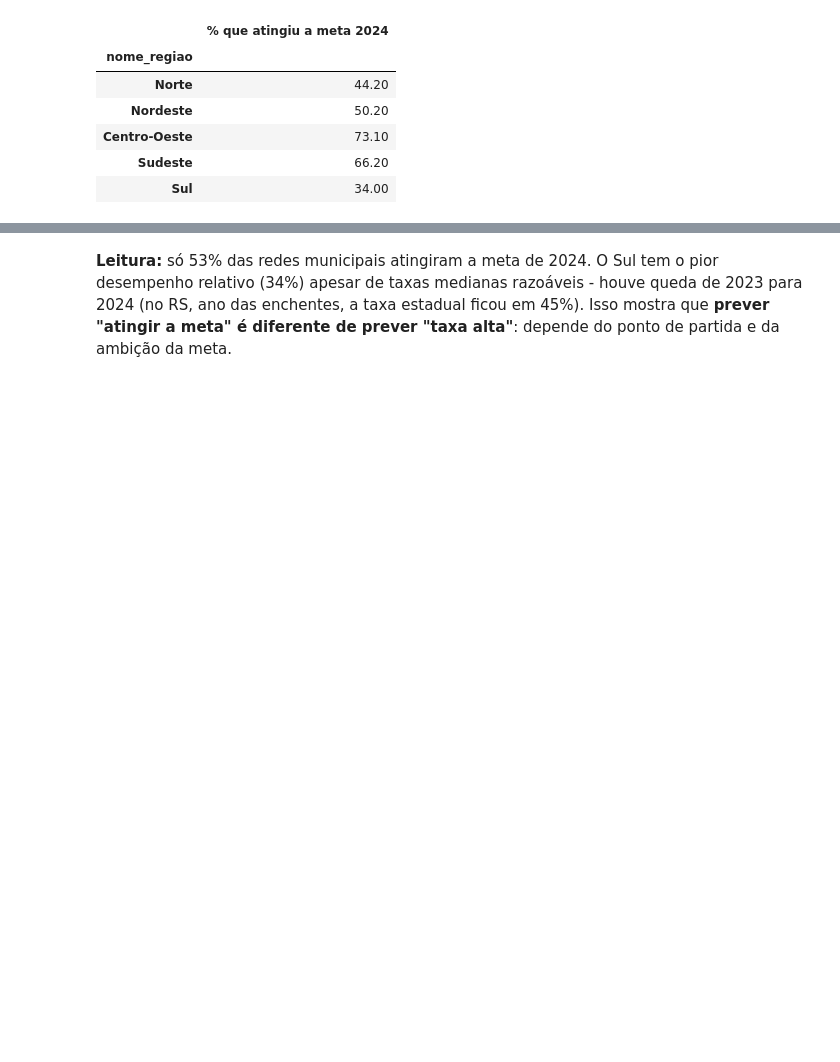
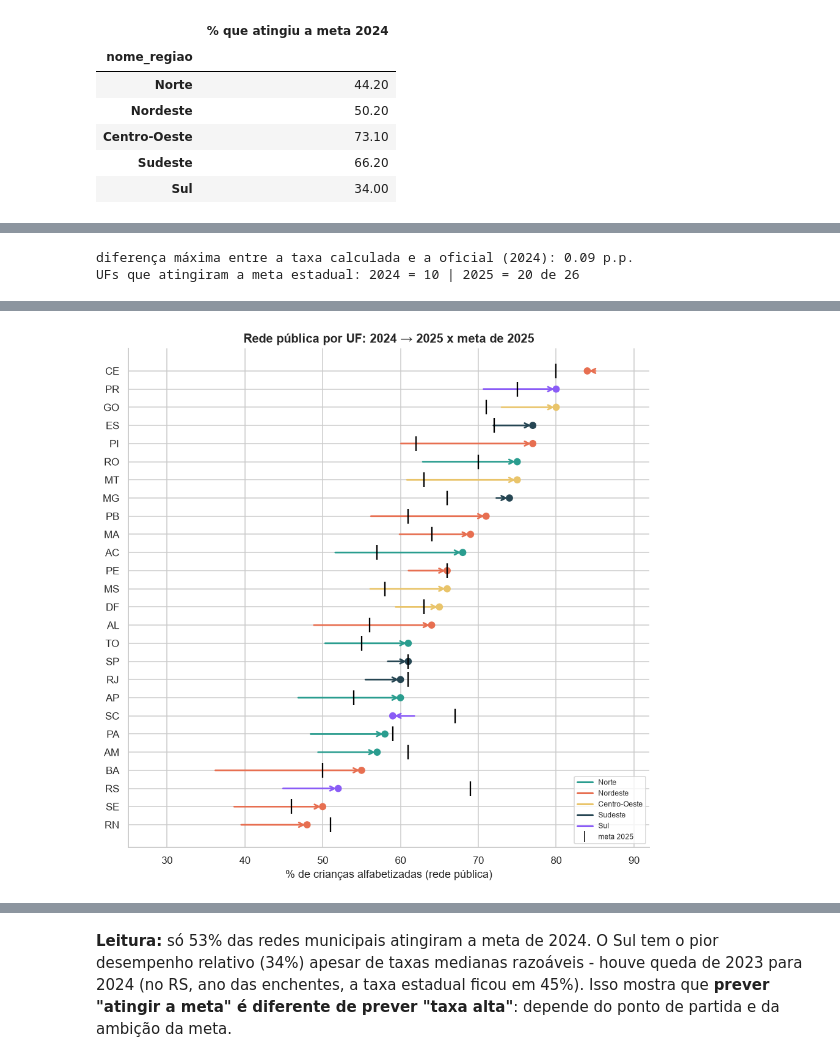
Before and after one commit to eliaslopesjr1-maker/tech-challenge-fase3-alfabetizacao, a Jupyter notebook: notebooks/01_eda.ipynb, the cells around one changed output, grey strips where cells are left out. Saved outputs shown, nothing was run; the diff lists cells and outputs as text; code cells hidden in the pictures; blank space fills up the shorter version.

```diff
--- a/notebooks/01_eda.ipynb
+++ b/notebooks/01_eda.ipynb
@@ -285,0 +292,25 @@ já estão acima da meta de 2025: 44.2%
+# %%
+metas_uf = pd.read_parquet(DIR_RAW / "meta_alfabetizacao_uf.parquet")
+resultado_uf = metas_uf.pivot_table(index="sigla_uf", columns="ano", values="taxa_alfabetizacao")
+trajetoria_uf = metas_uf.sort_values("ano").drop_duplicates("sigla_uf", keep="last").set_index("sigla_uf")
+estados = resultado_uf.join(trajetoria_uf[["meta_alfabetizacao_2024", "meta_alfabetizacao_2025"]])
+estados = estados.rename(columns={"meta_alfabetizacao_2024": "meta_2024", "meta_alfabetizacao_2025": "meta_2025"})
+regiao_uf = pd.read_parquet(DIR_RAW / "diretorio_municipio.parquet").drop_duplicates("sigla_uf").set_index("sigla_uf")["nome_regiao"]
+estados = estados.join(regiao_uf)
+estados["atingiu_2024"] = estados[2024] >= estados["meta_2024"]
+estados["atingiu_2025"] = estados[2025] >= estados["meta_2025"]
+estados["variacao_2024_2025"] = estados[2025] - estados[2024]
+
+# Conferência: a taxa da rede pública calculada com os microdados bate com a oficial de 2024?
+calculada_2024 = alunos[alunos["ano"] == 2024].groupby("sigla_uf").apply(taxa_ponderada, include_groups=False)
+diferenca = (calculada_2024 - estados[2024]).abs()
+print(f"diferença máxima entre a taxa calculada e a oficial (2024): {diferenca.max():.2f} p.p.")
+print(f"UFs que atingiram a meta estadual: 2024 = {int(estados['atingiu_2024'].sum())} | "
+      f"2025 = {int(estados['atingiu_2025'].sum())} de {estados['meta_2025'].notna().sum()}")
+
+g.resultado_vs_meta_uf(estados.dropna(subset=[2025, "meta_2025"]), salvar="eda_12_metas_estaduais",
+                       titulo="Rede pública por UF: 2024 → 2025 x meta de 2025");
+estados[[2023, 2024, 2025, "meta_2024", "meta_2025", "atingiu_2024", "atingiu_2025", "variacao_2024_2025"]]     .sort_values("variacao_2024_2025", ascending=False).round(1)
+# %% [output]
+diferença máxima entre a taxa calculada e a oficial (2024): 0.09 p.p.
+UFs que atingiram a meta estadual: 2024 = 10 | 2025 = 20 de 26
@@ -285,0 +335 @@ já estão acima da meta de 2025: 44.2%
+[figure, added]
```
Also changed, not shown: parts of 3 cells of this notebook, 7 other files.
